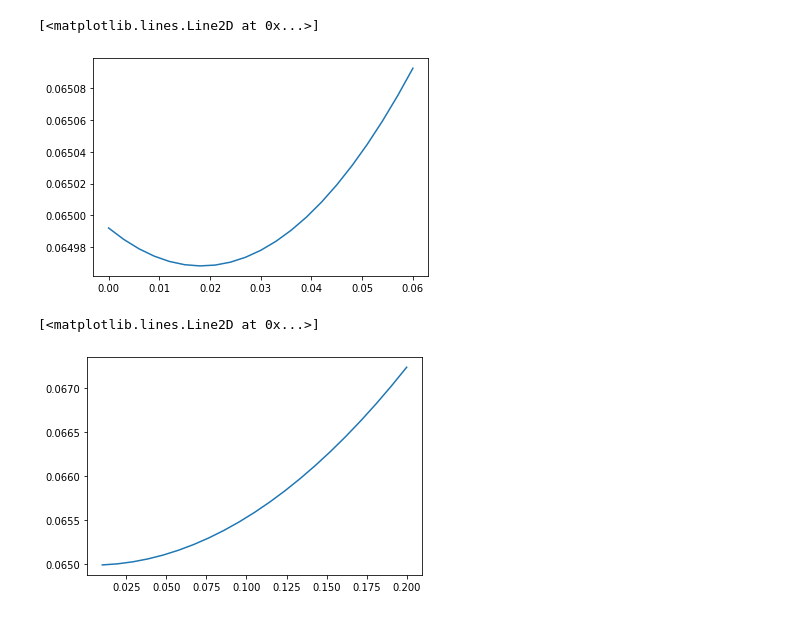
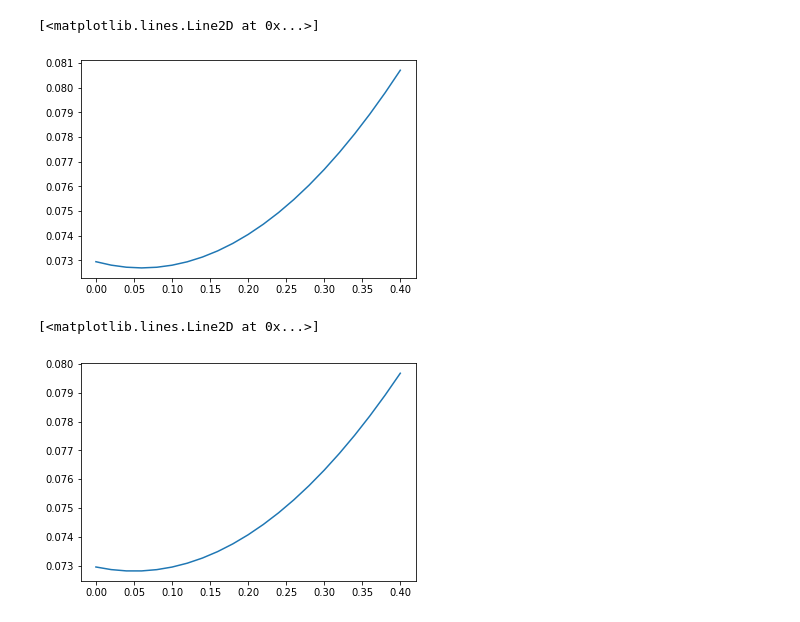
Before and after one commit to gnyirjesy/ocean-depth-characterization, a Jupyter notebook: preliminary_models/final_ml_testing_bh.ipynb, the cells around one changed output. Saved outputs shown, nothing was run; the diff lists cells and outputs as text; code cells hidden in the pictures.

```diff
--- a/preliminary_models/final_ml_testing_bh.ipynb
+++ b/preliminary_models/final_ml_testing_bh.ipynb
@@ -158,6 +158,7 @@ nn_history = nn_model.fit(X_train, Y_train, epochs=10, batch_size=24, verbose=1)
 preds = nn_model.predict(X_test)
 train_pred = nn_model.predict(X_train)
 '''
+'''
 # or try xgb
 xgb_preds_tr = list()
 xgb_preds_te = list()
@@ -170,7 +171,13 @@ for i in range(Y_train.shape[1]):
 # check our MSE on the 4 prediction points
 preds = np.array(xgb_preds_te).T
 train_pred = np.array(xgb_preds_tr).T
+'''
 # '''
+xgb_df = pd.read_csv('../data/xgb_std_inputs_11_preds.csv')
+train_pred = xgb_df.loc[xgb_df.train == 1, :].set_index(Y_train.index)[xgb_df.columns[xgb_df.columns.str.contains('pred_CHLA')]].to_numpy()
+preds = xgb_df.loc[xgb_df.train == 0, :].set_index(Y_test.index)[xgb_df.columns[xgb_df.columns.str.contains('pred_CHLA')]].to_numpy()
+'''
+'''
 # add a neural net after xgboost output
 nn_2 = Sequential()
 nn_2.add(Dense(144, input_dim=preds.shape[1], activation='relu'))
@@ -180,7 +187,7 @@ nn_2.add(Dropout(0.2))
 nn_2.add(Dense(Y_test.shape[1]))
 nn_2.compile(loss='mse', optimizer='adam')
 
-nn_2_history = nn_2.fit(train_pred, Y_train.to_numpy(), epochs=10, batch_size=24, verbose=1)
+nn_2_history = nn_2.fit(train_pred, Y_train.to_numpy(), epochs=6, batch_size=24, verbose=1)
 
 train_pred = nn_2.predict(train_pred)
 preds = nn_2.predict(preds)
@@ -222,7 +228,7 @@ Train MSE: 0.0229
 # create our normalized cluster distributions
 df_known_dist = pd.read_csv('../data/cluster_chla_distribution.csv')
 print('WOW NORMALIZED CLUSTERS WOOHOO')
-centers = build_normalized_cluster_centers(df_known_dist, plot_clusters=True)
+centers = build_normalized_cluster_centers(df_known_dist, plot_clusters=False)
 # build mapping for knn model
 cluster_mapping = {
         'AR': 0,
@@ -251,26 +256,26 @@ WOW NORMALIZED CLUSTERS WOOHOO
 # %%
 # now we can check out the mse on the test set
 interp_test_dists['cluster'] = full_test['cluster_val']
-mixtures = [i / 100 for i in np.linspace(0, 6, 21)]
+mixtures = [i / 100 for i in np.linspace(0, 40, 21)]
 mixture_mse_tot = list()
 mixture_mse_perc = list()
 for mix in mixtures:
     # create predictions with a given mixture
     final_preds_mix = build_final_predictions_knn(interpd_preds, knn_preds=knn_preds_te, centers=centers, mapping=cluster_mapping, mixture=mix).set_index(full_test.index)
     final_preds_mix['cluster'] = full_test['cluster_val']
     # find total mse
     mse = mean_squared_error(interp_test_dists.to_numpy(), final_preds_mix.to_numpy())
     mixture_mse_tot.append(mse)
     # find mse per cluster
     mixture_mse_perc.append([mean_squared_error(interp_test_dists[interp_test_dists.cluster == i].to_numpy(), final_preds_mix[final_preds_mix.cluster == i].to_numpy()) for i in range(6)] + [mse])
 plt.plot(mixtures, mixture_mse_tot)
 # %% [output]
 [<matplotlib.lines.Line2D at 0x...>]
-[figure, old version]
+[figure, new version]
 # %%
 # now we can check out the mse on the test set
 interp_test_dists['cluster'] = full_test['cluster_val']
-mixtures = [i / 100 for i in np.linspace(1, 20, 21)]
+mixtures = [i / 100 for i in np.linspace(0, 40, 21)]
 mixture_mse_tot = list()
 mixture_mse_perc = list()
 for mix in mixtures:
@@ -285,7 +290,7 @@ for mix in mixtures:
 plt.plot(mixtures, mixture_mse_tot)
 # %% [output]
 [<matplotlib.lines.Line2D at 0x...>]
-[figure, old version]
+[figure, new version]
 # %%
 df_mse = pd.DataFrame(mixture_mse_perc, columns=cluster_indeces + ['TOTAL'], index=mixtures)
 fig, ax = plt.subplots(1, 1, figsize=(7, 5))
```
Also changed, not shown: parts of 7 cells of this notebook, 5 other files.
